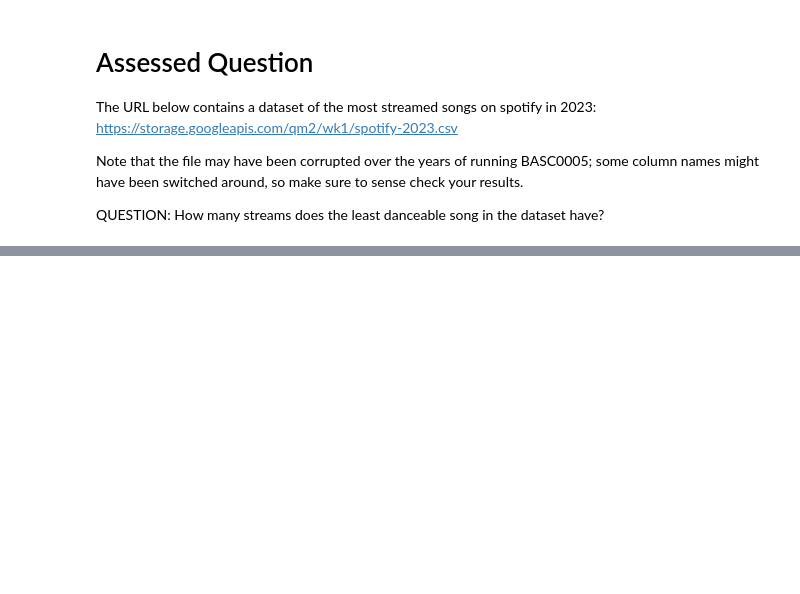
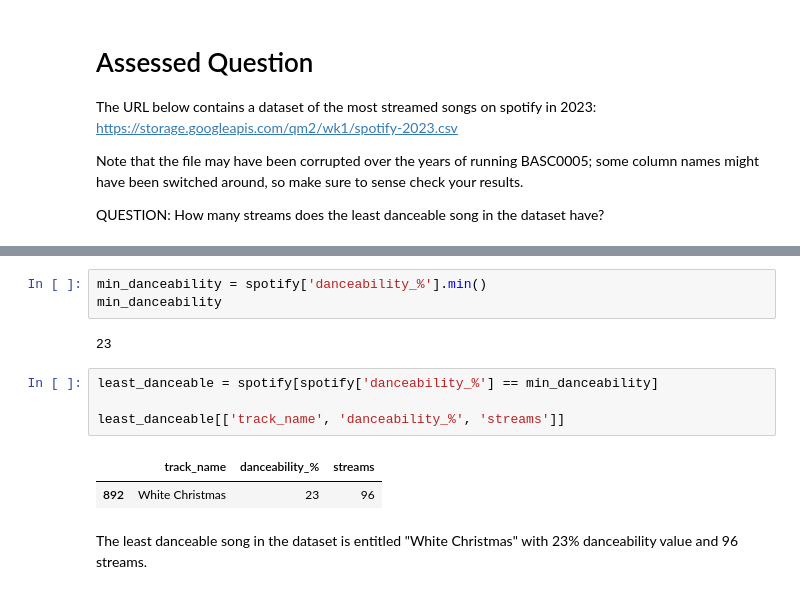
Before and after one commit to mba3291/QM2, a Jupyter notebook: W1_Python_Recap.ipynb, the cells around one changed output, grey strips where cells are left out. Drawn from its saved outputs; the diff is of its cells as text; blank space fills up the shorter version.

```diff
--- a/W1_Python_Recap.ipynb
+++ b/W1_Python_Recap.ipynb
@@ -234,0 +277,14 @@ QUESTION: How many streams does the least danceable song in the dataset have?
+# %%
+min_danceability = spotify['danceability_%'].min()
+min_danceability
+# %% [output]
+23
+# %%
+least_danceable = spotify[spotify['danceability_%'] == min_danceability]
+
+least_danceable[['track_name', 'danceability_%', 'streams']]
+# %% [output]
+|  | track_name | danceability_% | streams |
+| 892 | White Christmas | 23 | 96 |
+# %% [markdown]
+The least danceable song in the dataset is entitled "White Christmas" with 23% danceability value and 96 streams.
```
Also changed, not shown: parts of 9 cells of this notebook.
